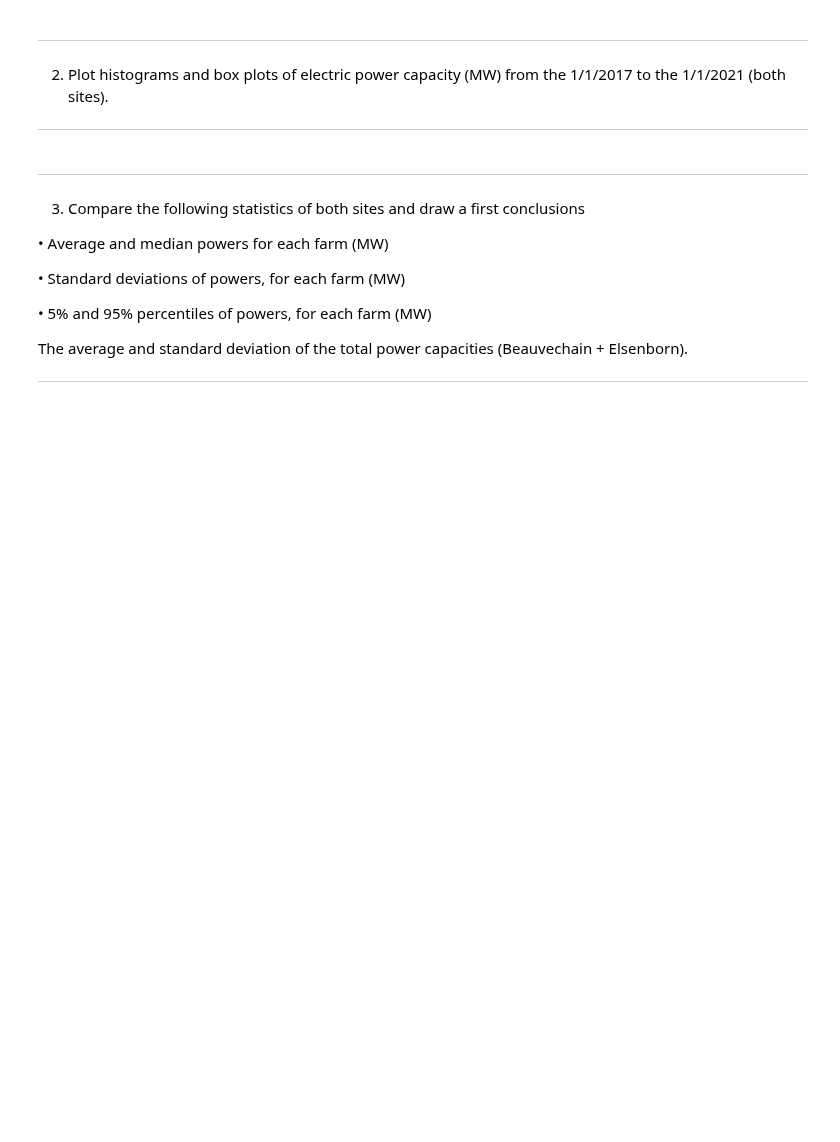
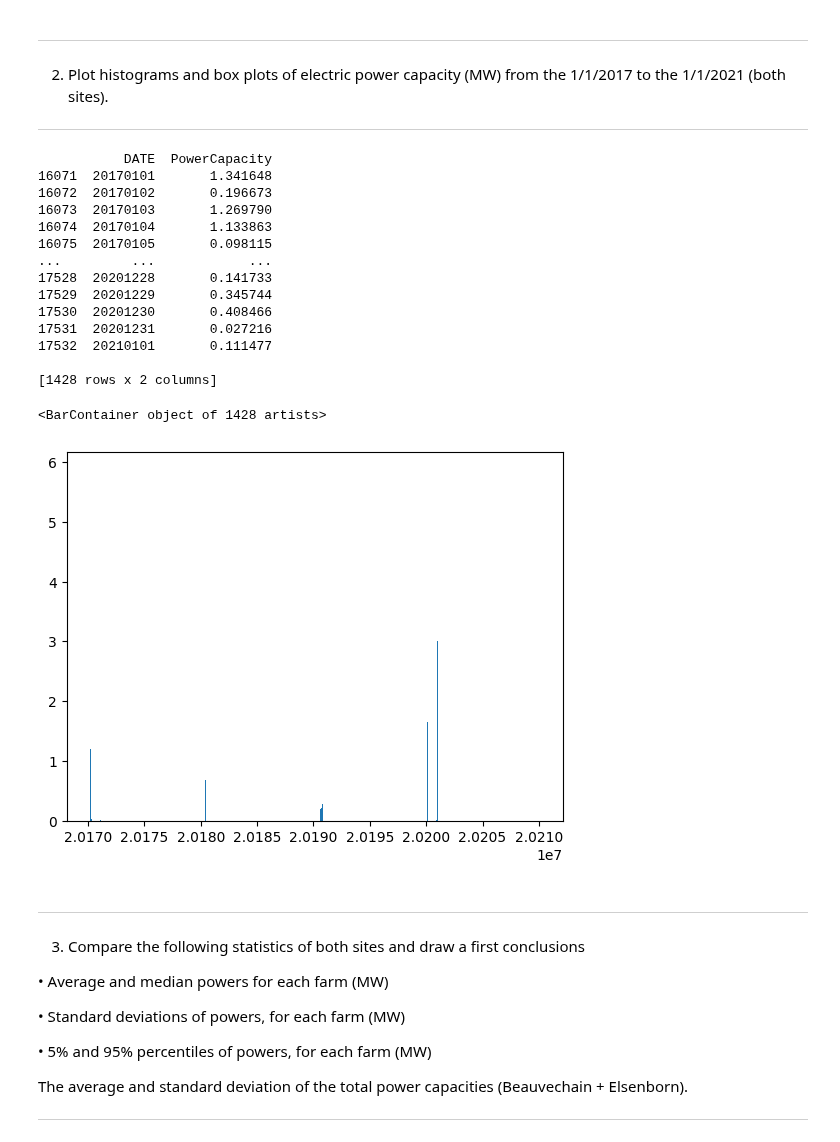
Before and after one commit to Emilevillette/LEPL1109-Hackatons, a Jupyter notebook: Hackaton 1/hack1_without_code.ipynb, the cells around one changed output. Saved outputs shown, nothing was run; the diff lists cells and outputs as text; code cells hidden in the pictures; blank space fills up the shorter version.

```diff
--- a/Hackaton 1/hack1_without_code.ipynb
+++ b/Hackaton 1/hack1_without_code.ipynb
@@ -107,35 +107,49 @@ Comment briefly your results
 # %%
 #renvoie les données du 01/01/2017 au 01/01/2021
 def filter_data_dates(filename):
     file = select_correct_data(open_csv(filename))
     data = file[((file.DATE >= 20170101) & (file.DATE <= 20210101))]
     return data
 
 #renvoie la capacité de puissance pour un jour
 def power_capacities_by_date(data):
     power_capacities = []
     for index, row in data.iterrows():
         watt = Pe(Pk(row["FG"]))*10**(-6)
         power_capacities.append(watt)
     return power_capacities
 
 def data_date_power(filename):
     data = filter_data_dates(filename)
     power_cap = power_capacities_by_date(data)
     dataframe = pandas.DataFrame(data["DATE"])
     dataframe["PowerCapacity"] = power_cap
     return dataframe
 
 X = data_date_power("Beauvechain.csv")
 Y = data_date_power("Elsenborn.csv")
-PowerX = X["PowerCapacity"]
-PowerY = Y["PowerCapacity"]
 
-
-
+#plot.bar(X["DATE"], X["PowerCapacity"])
 #plot.hist([power_cap1, power_cap2], [dates_bvch, dates_elsbn], label=['bvch', 'elsbn'])
 #plot.legend(loc='upper right')
 #plot.show()
+# %% [output]
+           DATE  PowerCapacity
+16071  20170101       1.341648
+16072  20170102       0.196673
+16073  20170103       1.269790
+16074  20170104       1.133863
+16075  20170105       0.098115
+...         ...            ...
+17528  20201228       0.141733
+17529  20201229       0.345744
+17530  20201230       0.408466
+17531  20201231       0.027216
+17532  20210101       0.111477
+
+[1428 rows x 2 columns]
+<BarContainer object of 1428 artists>
+[figure, added]
 # %% [markdown]
 ------------------------------------------------------------------------------------------------------
 
```
